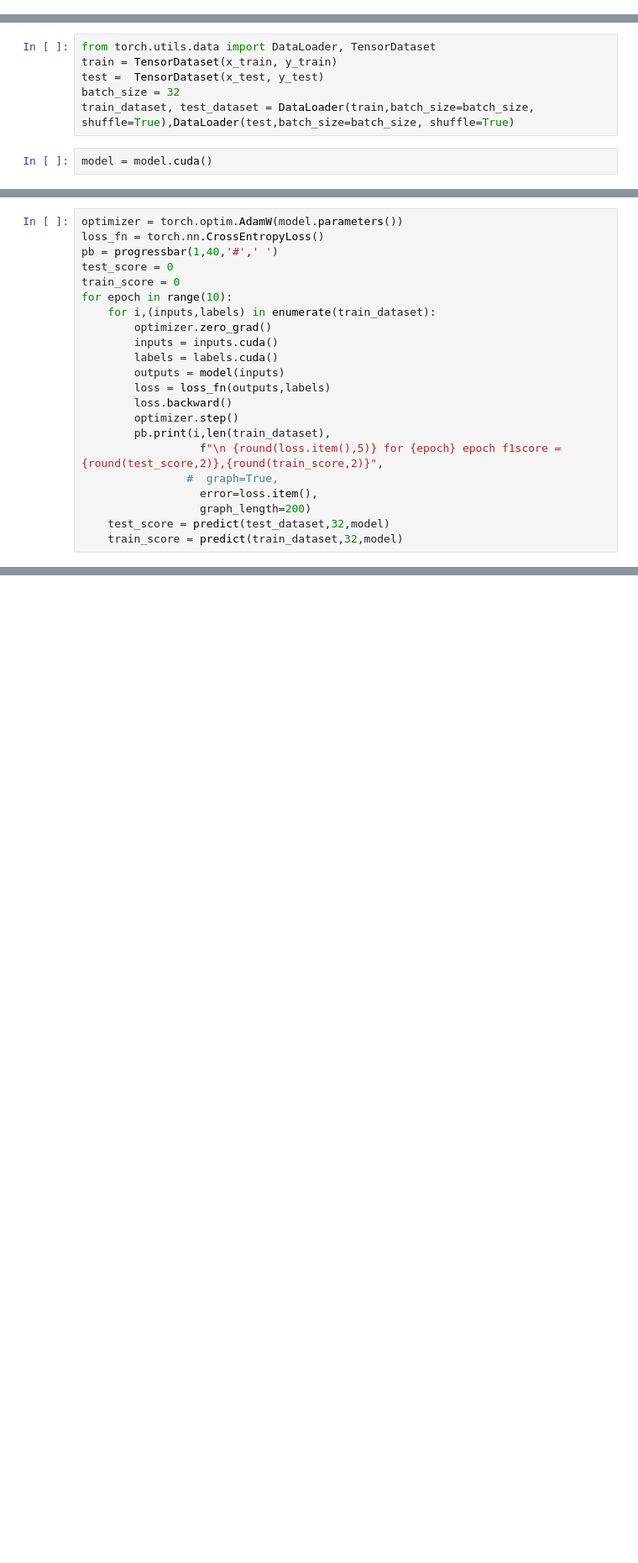
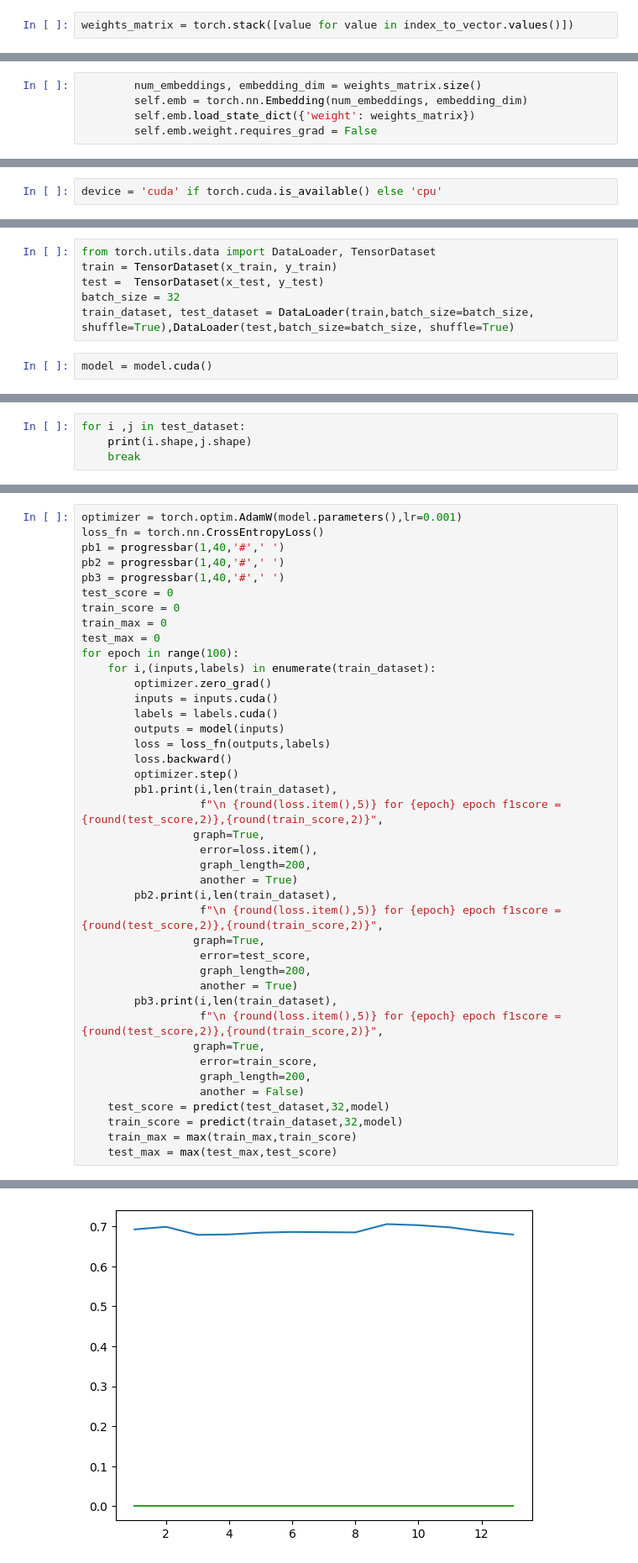
Before and after one commit to mskbasha/Sentiment_analyis, a Jupyter notebook: sentiment_analysis.ipynb, the cells around one changed output, grey strips where cells are left out. Shown: that part at 84% size. Cells and saved outputs as stored; diff of their text form; blank space fills up the shorter version.

```diff
--- a/sentiment_analysis.ipynb
+++ b/sentiment_analysis.ipynb
@@ -194,0 +200,2 @@ model = Decoder(30,10,140,500,embedding_dim).cuda()
+# %%
+weights_matrix = torch.stack([value for value in index_to_vector.values()])
@@ -194,0 +224,5 @@ model = Decoder(30,10,140,500,embedding_dim).cuda()
+# %%
+        num_embeddings, embedding_dim = weights_matrix.size()
+        self.emb = torch.nn.Embedding(num_embeddings, embedding_dim)
+        self.emb.load_state_dict({'weight': weights_matrix})
+        self.emb.weight.requires_grad = False
@@ -194,0 +239,2 @@ model = Decoder(30,10,140,500,embedding_dim).cuda()
+# %%
+device = 'cuda' if torch.cuda.is_available() else 'cpu'
@@ -236,0 +385,4 @@ model = model.cuda()
+# %%
+for i ,j in test_dataset:
+    print(i.shape,j.shape)
+    break
@@ -257,10 +411,14 @@ time_spent 56s
 # %%
-optimizer = torch.optim.AdamW(model.parameters())
+optimizer = torch.optim.AdamW(model.parameters(),lr=0.001)
 loss_fn = torch.nn.CrossEntropyLoss()
-pb = progressbar(1,40,'#',' ')
+pb1 = progressbar(1,40,'#',' ')
+pb2 = progressbar(1,40,'#',' ')
+pb3 = progressbar(1,40,'#',' ')
 test_score = 0
 train_score = 0
-for epoch in range(10):
+train_max = 0
+test_max = 0
+for epoch in range(100):
     for i,(inputs,labels) in enumerate(train_dataset):
         optimizer.zero_grad()
         inputs = inputs.cuda()
@@ -269,11 +427,26 @@ for epoch in range(10):
         loss = loss_fn(outputs,labels)
         loss.backward()
         optimizer.step()
-        pb.print(i,len(train_dataset),
+        pb1.print(i,len(train_dataset),
                   f"\n {round(loss.item(),5)} for {epoch} epoch f1score = {round(test_score,2)},{round(train_score,2)}",
-                #  graph=True,
+                 graph=True,
                   error=loss.item(),
-                  graph_length=200)
+                  graph_length=200,
+                  another = True)
+        pb2.print(i,len(train_dataset),
+                  f"\n {round(loss.item(),5)} for {epoch} epoch f1score = {round(test_score,2)},{round(train_score,2)}",
+                 graph=True,
+                  error=test_score,
+                  graph_length=200,
+                  another = True)
+        pb3.print(i,len(train_dataset),
+                  f"\n {round(loss.item(),5)} for {epoch} epoch f1score = {round(test_score,2)},{round(train_score,2)}",
+                 graph=True,
+                  error=train_score,
+                  graph_length=200,
+                  another = False)
     test_score = predict(test_dataset,32,model)
     train_score = predict(train_dataset,32,model)
+    train_max = max(train_max,train_score)
+    test_max = max(test_max,test_score)
 # %% [output]
@@ -284,0 +458 @@ time_spent 577s
+[figure, added]
```
Also changed, not shown: parts of 61 cells of this notebook.
